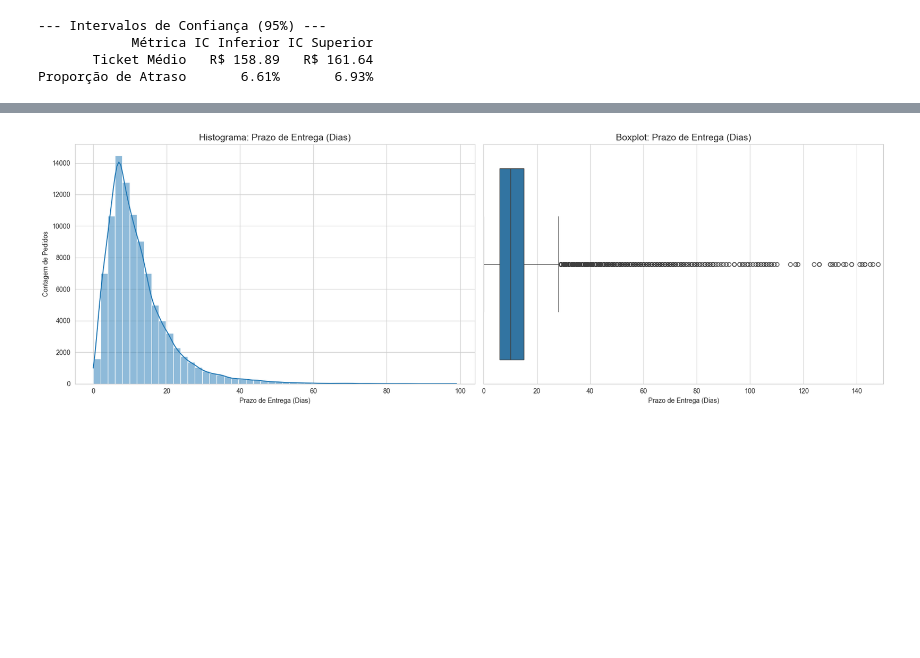
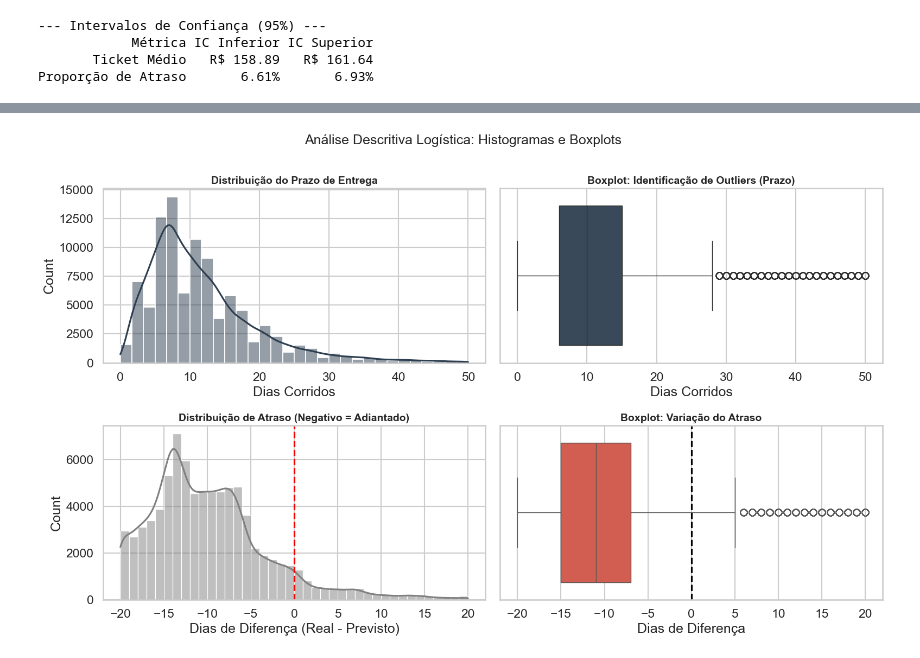
Before and after one commit to ManueleMacedo/analise-ecommerce-olist, a Jupyter notebook: Analise_Olist_Principal.ipynb, the cells around one changed output, grey strips where cells are left out. Cells and saved outputs as stored; diff of their text form; code cells hidden in the pictures; blank space fills up the shorter version.

```diff
--- a/Analise_Olist_Principal.ipynb
+++ b/Analise_Olist_Principal.ipynb
@@ -532,50 +652,45 @@ Proporção de Atraso       6.61%       6.93%
 # %%
+# CÉLULA 24: EDA DE LOGÍSTICA (HISTOGRAMAS E BOXPLOTS OBRIGATÓRIOS)
+import matplotlib.pyplot as plt
+import seaborn as sns
 
-# CÉLULA 24 (NOVA): GRÁFICOS DA LOGÍSTICA (LEAD TIME E ATRASO)
-# Esta célula usa o DataFrame 'df_logistica' e as colunas 'Prazo_Entrega_Dias' e 'Atraso_Dias' criadas na Célula 8.
-print("Iniciando gráficos de logística...")
+print("Gerando análise de distribuição logística (Histogramas + Boxplots)...")
 
-#  GRÁFICOS DE LEAD TIME (Prazo de Entrega)
-print("Plotando gráficos de Prazo de Entrega (Lead Time)...")
-plt.figure(figsize=(18, 6))
 sns.set_style("whitegrid")
+fig, ax = plt.subplots(2, 2, figsize=(16, 10))
 
-# 1. Histograma do Prazo de Entrega
-plt.subplot(1, 2, 1)
-sns.histplot(df_logistica[df_logistica['Prazo_Entrega_Dias'] < 100]['Prazo_Entrega_Dias'], kde=True, bins=50)
-plt.title('Histograma: Prazo de Entrega (Dias)', fontsize=14)
-plt.xlabel('Prazo de Entrega (Dias)')
-plt.ylabel('Contagem de Pedidos')
+# --- LINHA 1: PRAZO DE ENTREGA (LEAD TIME) ---
+# Filtramos dados extremos (> 50 dias) só para o gráfico ficar legível
+dados_lead = df_logistica[df_logistica['Prazo_Entrega_Dias'] <= 50]
 
-# 2. Boxplot do Prazo de Entrega
-plt.subplot(1, 2, 2)
-sns.boxplot(x=df_logistica['Prazo_Entrega_Dias'])
-plt.title('Boxplot: Prazo de Entrega (Dias)', fontsize=14)
-plt.xlabel('Prazo de Entrega (Dias)')
-plt.xlim(0, 150) # Limitando o eixo X para melhor visualização
-plt.tight_layout()
+# 1. Histograma (Esquerda)
+sns.histplot(data=dados_lead, x='Prazo_Entrega_Dias', kde=True, bins=30, color='#2c3e50', ax=ax[0,0])
+ax[0,0].set_title('Distribuição do Prazo de Entrega', fontsize=14, fontweight='bold')
+ax[0,0].set_xlabel('Dias Corridos')
+
+# 2. Boxplot (Direita) - OBRIGATÓRIO
+sns.boxplot(x=dados_lead['Prazo_Entrega_Dias'], color='#34495e', ax=ax[0,1])
+ax[0,1].set_title('Boxplot: Identificação de Outliers (Prazo)', fontsize=14, fontweight='bold')
+ax[0,1].set_xlabel('Dias Corridos')
+
+# --- LINHA 2: ATRASO (DELAY) ---
+# Filtramos visualmente entre -20 e +20 dias
+dados_delay = df_logistica[df_logistica['Atraso_Dias'].between(-20, 20)]
+
+# 3. Histograma (Esquerda)
+# Pintamos de vermelho quem atrasou (>0) e verde quem adiantou (<0)
+sns.histplot(data=dados_delay, x='Atraso_Dias', kde=True, bins=40, color='gray', ax=ax[1,0])
+ax[1,0].axvline(0, color='red', linestyle='--') # Linha do prazo
+ax[1,0].set_title('Distribuição de Atraso (Negativo = Adiantado)', fontsize=14, fontweight='bold')
+ax[1,0].set_xlabel('Dias de Diferença (Real - Previsto)')
+
+# 4. Boxplot (Direita) - OBRIGATÓRIO
+sns.boxplot(x=dados_delay['Atraso_Dias'], color='#e74c3c', ax=ax[1,1])
+ax[1,1].axvline(0, color='black', linestyle='--')
+ax[1,1].set_title('Boxplot: Variação do Atraso', fontsize=14, fontweight='bold')
+ax[1,1].set_xlabel('Dias de Diferença')
+
+plt.suptitle("Análise Descritiva Logística: Histogramas e Boxplots", fontsize=18, y=0.95)
+plt.tight_layout(rect=[0, 0, 1, 0.95]) # Ajusta espaço para o título
 plt.show()
-
-
-# GRÁFICOS DE ATRASO
-print("Plotando gráficos de Atraso...")
-plt.figure(figsize=(18, 6))
-
-# 1. Histograma do Atraso
-plt.subplot(1, 2, 1)
-sns.histplot(df_logistica[df_logistica['Atraso_Dias'].between(-30, 60)]['Atraso_Dias'], kde=True, bins=60)
-plt.title('Histograma: Atraso na Entrega (Dias)', fontsize=14)
-plt.xlabel('Atraso (Dias) | Negativo = Adiantado')
-plt.ylabel('Contagem de Pedidos')
-
-# 2. Boxplot do Atraso
-plt.subplot(1, 2, 2)
-sns.boxplot(x=df_logistica['Atraso_Dias'])
-plt.title('Boxplot: Atraso na Entrega (Dias)', fontsize=14)
-plt.xlabel('Atraso (Dias) | Negativo = Adiantado')
-plt.xlim(-50, 100) # Limitando o eixo X
-plt.tight_layout()
-plt.show()
-
-print("Gráficos de Logística Concluídos")
 # %% [output]
@@ -584 +698 @@ Plotando gráficos de Prazo de Entrega (Lead Time)...
-[figure, old version]
+[figure, new version]
```
Also changed, not shown: parts of 11 cells of this notebook.
